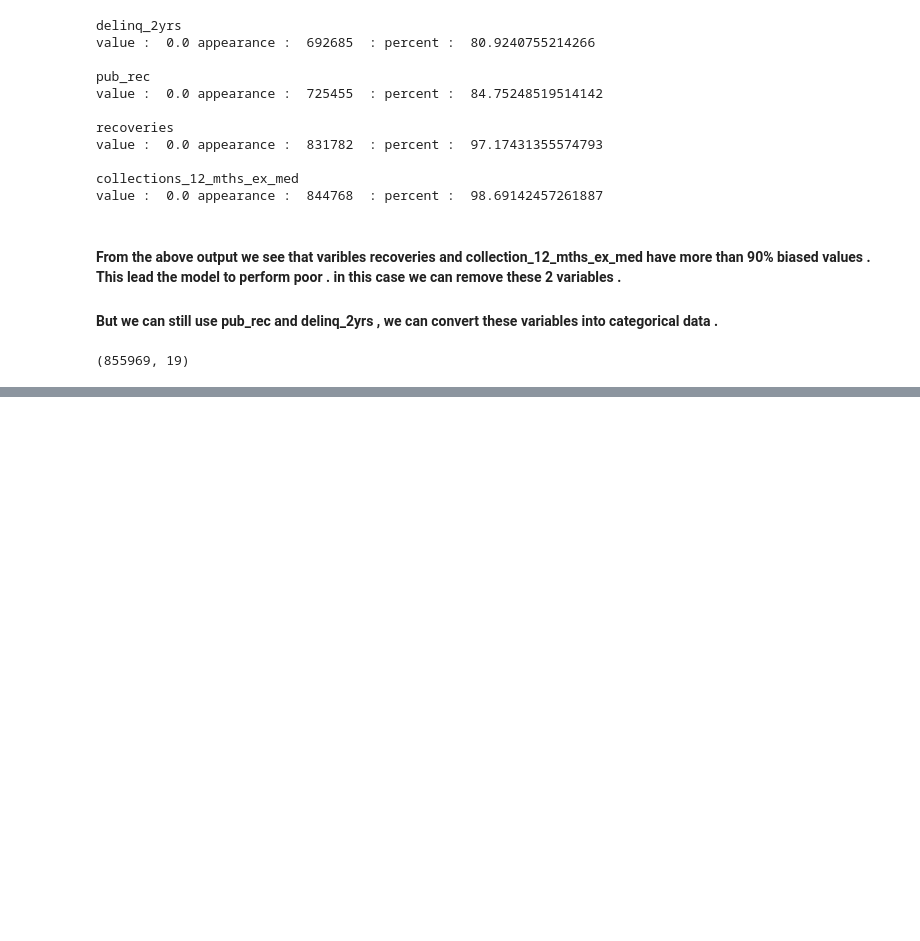
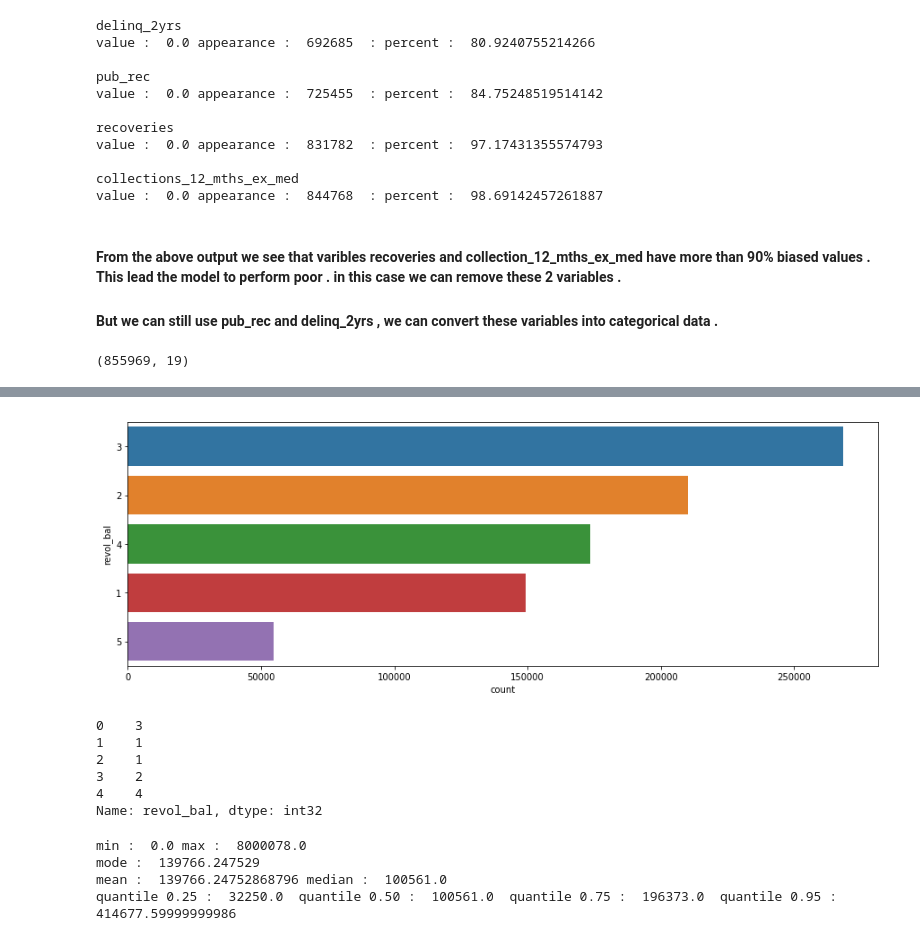
Before and after one commit to kushal9090/Data-Science-Final-Project-on-Loan-Default, a Jupyter notebook: Underwritting.ipynb, the cells around one changed output, grey strips where cells are left out. Drawn from its saved outputs; the diff is of its cells as text; code cells hidden in the pictures; blank space fills up the shorter version.

```diff
--- a/Underwritting.ipynb
+++ b/Underwritting.ipynb
@@ -317,0 +398,31 @@ df_copy.shape
+# %%
+c_revol = Counter(cat_revol)
+labels_revol = []
+for i in np.arange(0 , 5):
+        labels_revol.append(c_revol.most_common()[i][0])
+sns.countplot(y = cat_revol , order=labels_revol)
+plt.show()
+# %% [output]
+[figure, added]
+# %%
+df_copy["revol_bal"] = cat_revol
+df_copy["revol_bal"] = df_copy["revol_bal"].astype(int)
+print(df_copy["revol_bal"].head())
+# %% [output]
+0    3
+1    1
+2    1
+3    2
+4    4
+Name: revol_bal, dtype: int32
+# %%
+print("min : ",min(df_copy["tot_cur_bal"]) ,"max : ", max(df_copy["tot_cur_bal"]))
+print("mode : ",df_copy["tot_cur_bal"].mode()[0])
+print("mean : ",np.mean(df_copy["tot_cur_bal"]) ,"median : ", np.median(df_copy["tot_cur_bal"]))
+print("quantile 0.25 : ",df_copy["tot_cur_bal"].quantile(0.25) ," quantile 0.50 : ", df_copy["tot_cur_bal"].quantile(0.50) ,
+      " quantile 0.75 : ",df_copy["tot_cur_bal"].quantile(0.75) ," quantile 0.95 : ", df_copy["tot_cur_bal"].quantile(0.95))
+# %% [output]
+min :  0.0 max :  8000078.0
+mode :  139766.247529
+mean :  139766.24752868796 median :  100561.0
+quantile 0.25 :  32250.0  quantile 0.50 :  100561.0  quantile 0.75 :  196373.0  quantile 0.95 :  414677.59999999986
```
Also changed, not shown: parts of 23 cells of this notebook.
